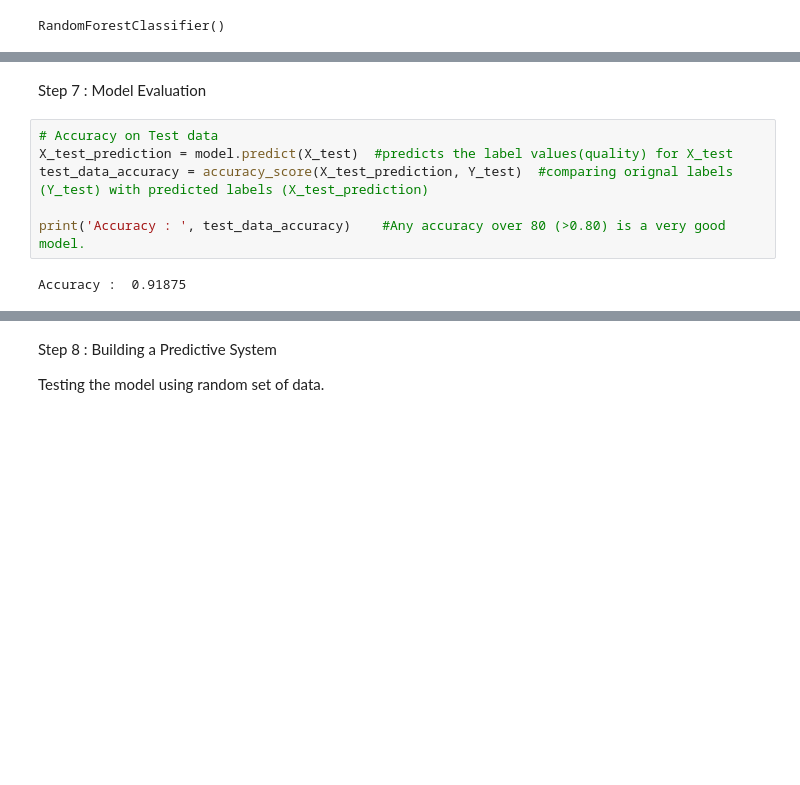
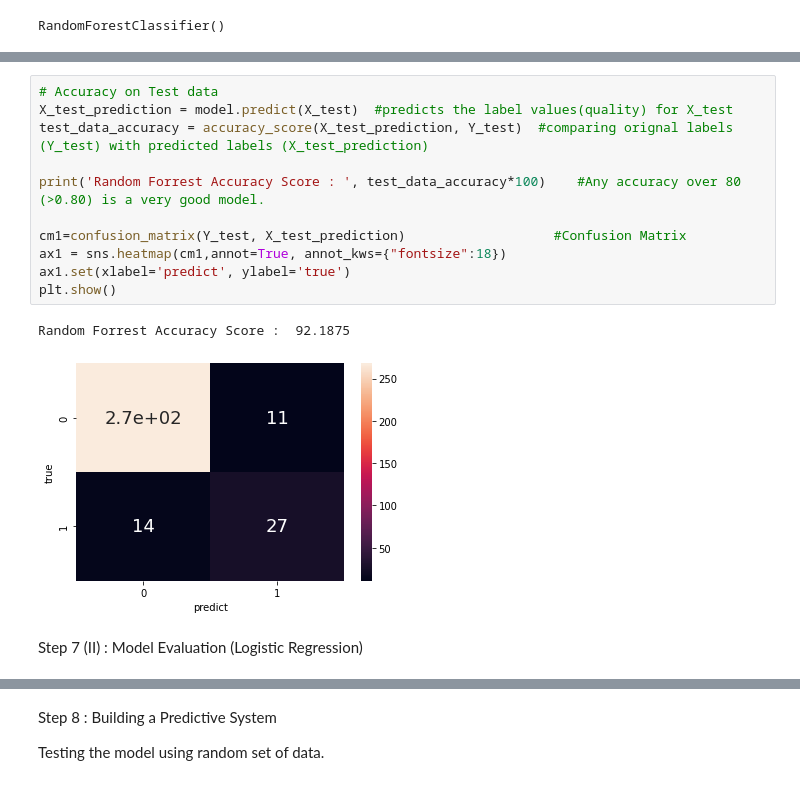
Before and after one commit to burikyali/Project--ML-Wine-Quality-Prediction-MINE, a Jupyter notebook: Project_Mine.ipynb, the cells around one changed output, grey strips where cells are left out. Cells and saved outputs as stored; diff of their text form; blank space fills up the shorter version.

```diff
--- a/Project-Mine.ipynb
+++ b/Project_Mine.ipynb
@@ -160,10 +183,16 @@ RandomForestClassifier()
+# %%
+# Accuracy on Test data
+X_test_prediction = model.predict(X_test)  #predicts the label values(quality) for X_test
+test_data_accuracy = accuracy_score(X_test_prediction, Y_test)  #comparing orignal labels (Y_test) with predicted labels (X_test_prediction)
+
+print('Random Forrest Accuracy Score : ', test_data_accuracy*100)    #Any accuracy over 80 (>0.80) is a very good model.
+
+cm1=confusion_matrix(Y_test, X_test_prediction)                   #Confusion Matrix
+ax1 = sns.heatmap(cm1,annot=True, annot_kws={"fontsize":18})
+ax1.set(xlabel='predict', ylabel='true')
+plt.show()
+# %% [output]
+Random Forrest Accuracy Score :  92.1875
+[figure, added]
 # %% [markdown]
-Step 7 : Model Evaluation
+Step 7 (II) : Model Evaluation (Logistic Regression)
-# %%
-# Accuracy on Test data
-X_test_prediction = model.predict(X_test)  #predicts the label values(quality) for X_test
-test_data_accuracy = accuracy_score(X_test_prediction, Y_test)  #comparing orignal labels (Y_test) with predicted labels (X_test_prediction)
-
-print('Accuracy : ', test_data_accuracy)    #Any accuracy over 80 (>0.80) is a very good model.
-# %% [output]
-Accuracy :  0.91875
```
Also changed, not shown: parts of 10 cells of this notebook, 1 other file.
